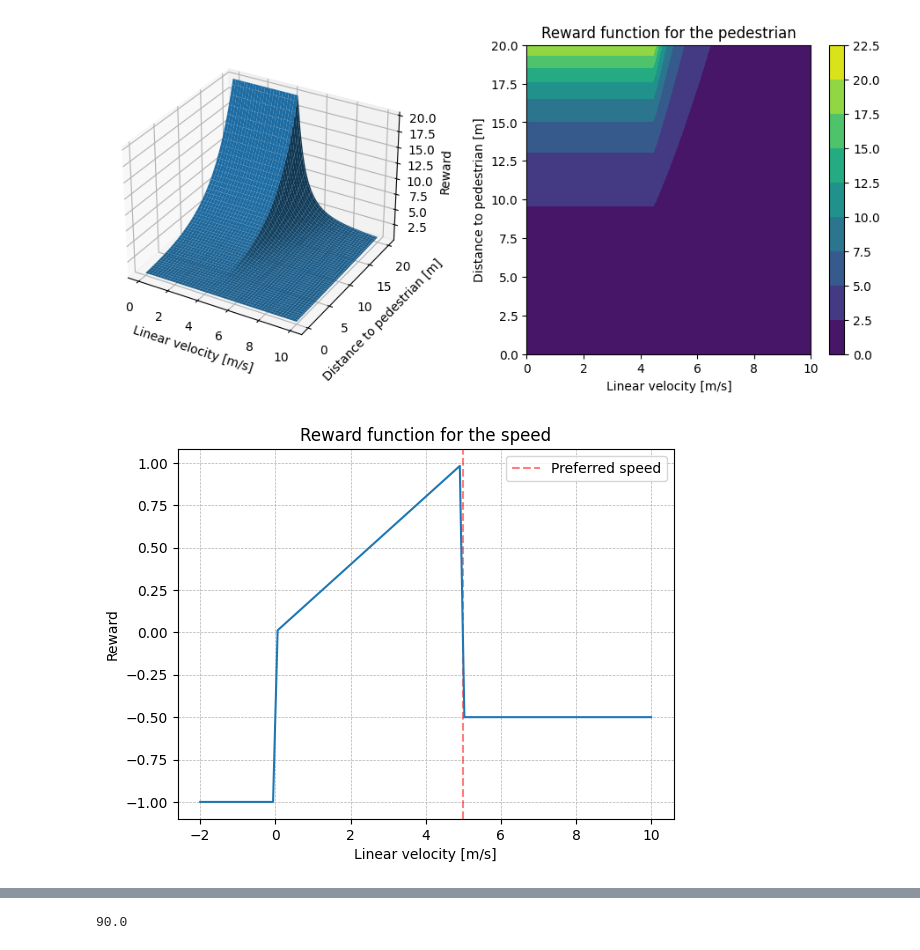
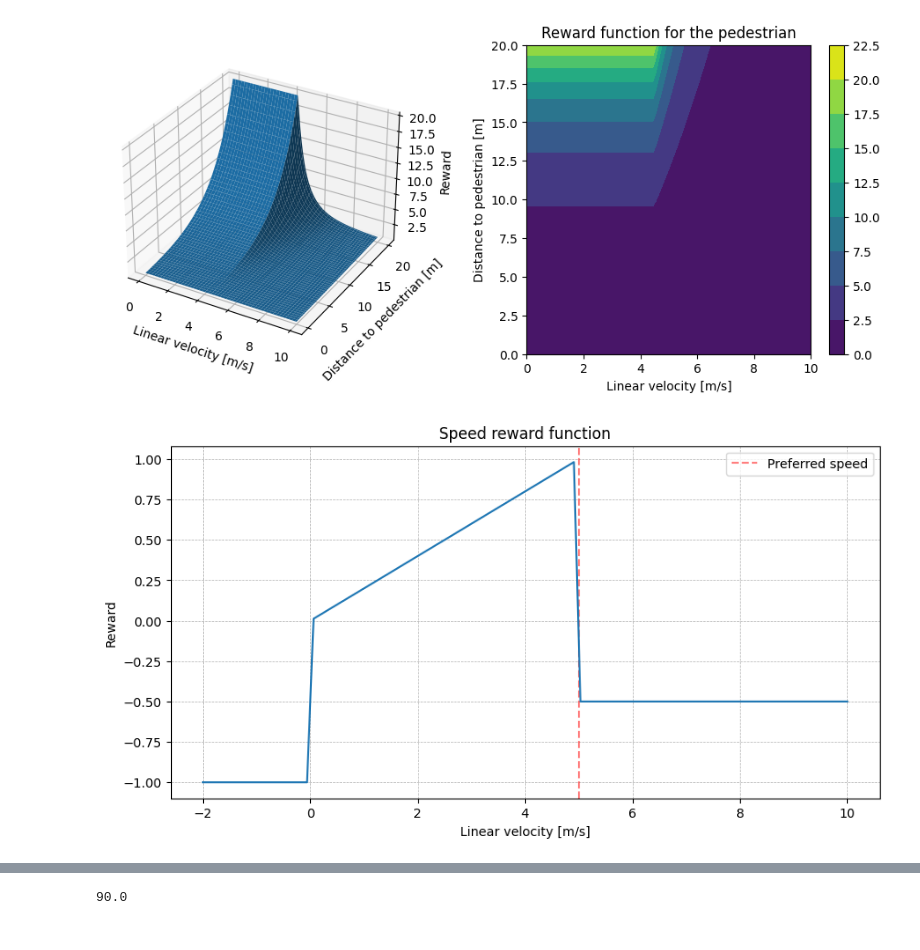
Before and after one commit to White-On/Streamlit_Presentation, a Jupyter notebook: fitness_notebook.ipynb, the cells around one changed output, grey strips where cells are left out. Cells and saved outputs as stored; diff of their text form; code cells hidden in the pictures.

```diff
--- a/fitness_notebook.ipynb
+++ b/fitness_notebook.ipynb
@@ -435,34 +437,36 @@ plt.show()
 # %% [output]
 [figure]
 # %%
+import latexify
+@latexify.function
 def speed_reward(current_speed, pref_speed):
     if 0.0 < current_speed <= pref_speed:
-        l = 1/pref_speed # old formula
+        # l = 1/pref_speed # old formula
         # return l * (pref_speed - current_speed)
         return 1-(pref_speed - current_speed)/pref_speed
     elif current_speed > pref_speed:
         return -0.5
     elif current_speed <= 0.0:
         return -1.0
 
-
 v_ev = np.linspace(-2, 10, n)
 
 speed_function = np.vectorize(speed_reward)
 pref_speed = 5
 r_speed = speed_function(v_ev, pref_speed)
 
+fig = plt.figure(figsize=(10, 5))
 plt.axvline(pref_speed, color='r', linestyle='--', alpha=0.5, label='Preferred speed')
 plt.plot(v_ev, r_speed)
 plt.xlabel('Linear velocity [m/s]')
 plt.ylabel('Reward')
-plt.title('Reward function for the speed')
+plt.title('Speed reward function')
 plt.grid(True, linewidth=0.5, linestyle='--')
 plt.legend()
 
 plt.show()
 # %% [output]
-[figure, old version]
+[figure, new version]
 # %%
 espison_theta = np.linspace(0, 180, n)
 
```
Also changed, not shown: parts of 11 cells of this notebook, 1 other file.
